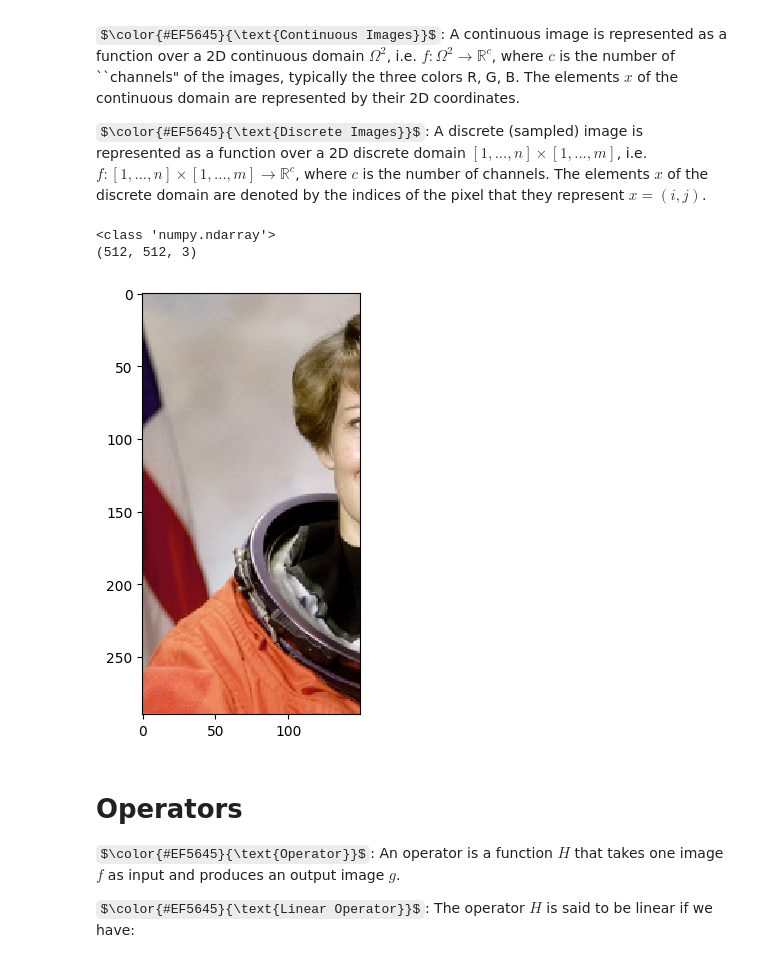
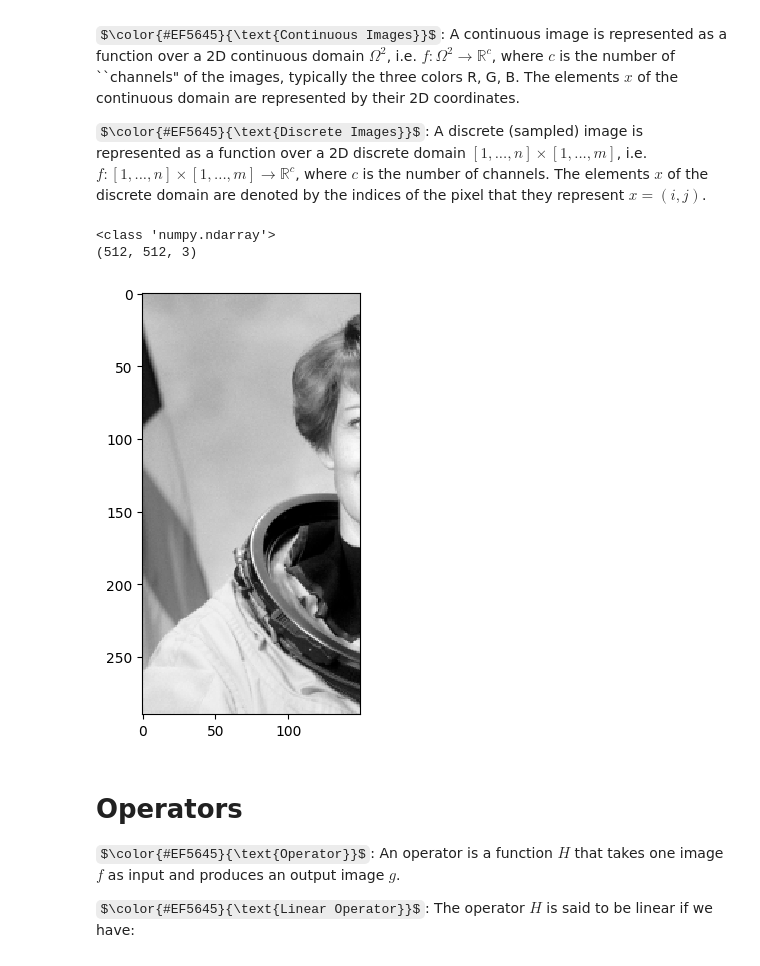
Before and after one commit to geometric-intelligence/ece278a, a Jupyter notebook: lectures/02_operators.ipynb, the cells around one changed output. Cells and saved outputs as stored; diff of their text form; code cells hidden in the pictures; some formulas as TeX source.

```diff
--- a/lectures/02_operators.ipynb
+++ b/lectures/02_operators.ipynb
@@ -38,17 +38,17 @@ $\color{#EF5645}{\text{Discrete Images}}$: A discrete (sampled) image is represe
 # %%
 from skimage import data, io
 
 image = data.astronaut()
 print(type(image))
 print(image.shape)
 
 # io.imshow(image);
 
-io.imshow(image[10:300, 50:200]);
+io.imshow(image[10:300, 50:200, 0]);
 # %% [output]
 <class 'numpy.ndarray'>
 (512, 512, 3)
-[figure, old version]
+[figure, new version]
 # %% [markdown]
 # Operators
 
```
Also changed, not shown: parts of 3 cells of this notebook.
